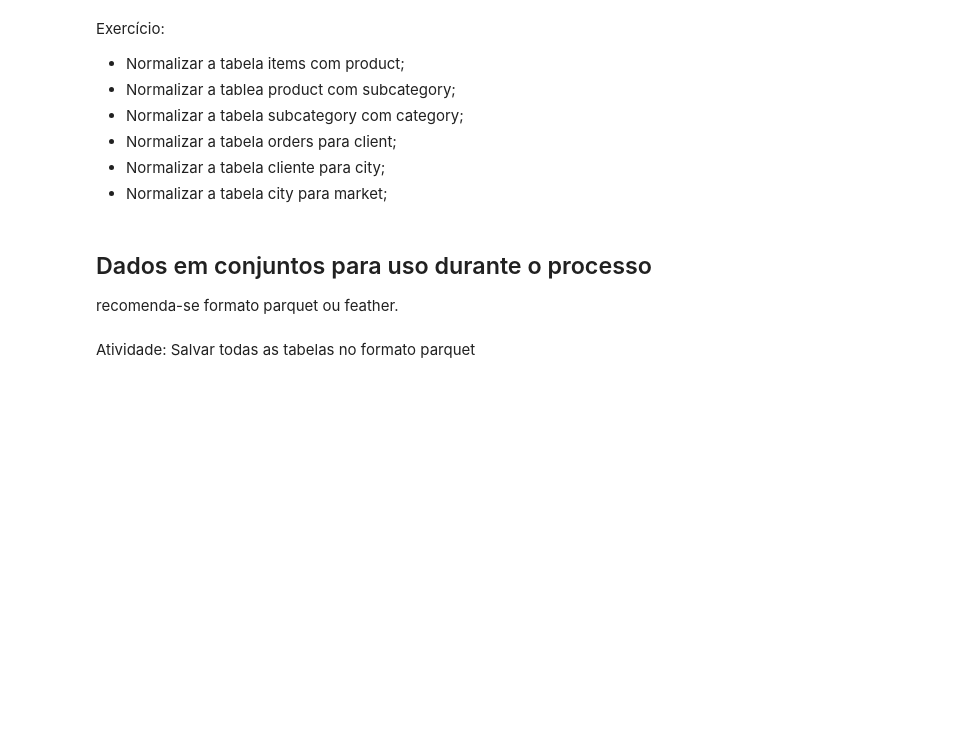
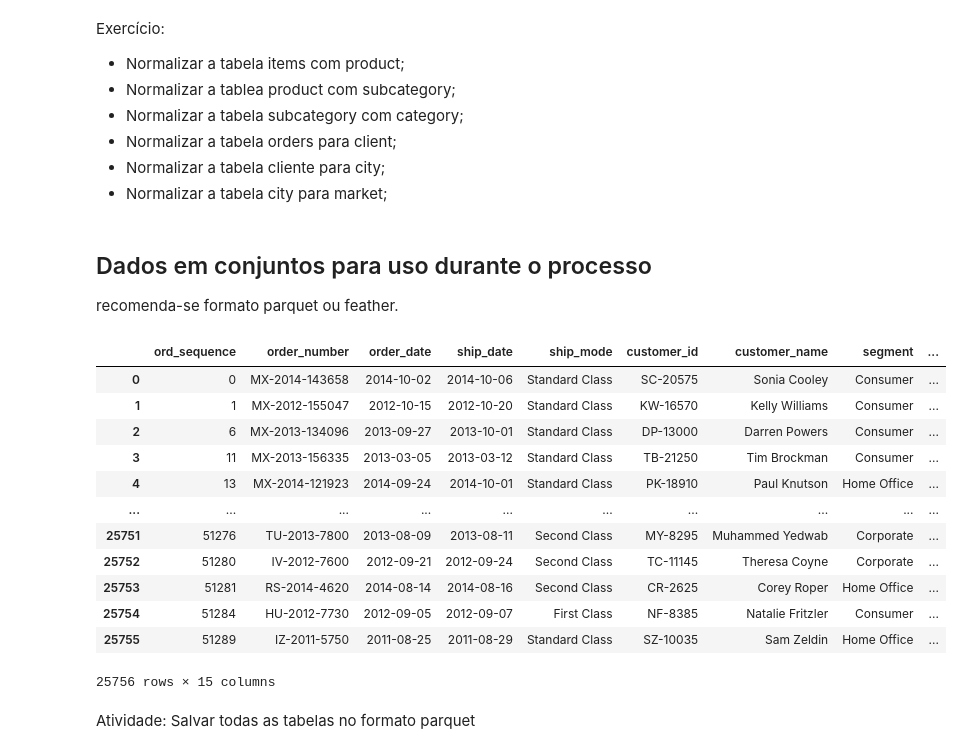
Before and after one commit to N3Knekner/pitom, a Jupyter notebook: Jovens_Talentos_Python_Aula_02_.ipynb, the cells around one changed output. Cells and saved outputs as stored; diff of their text form; code cells hidden in the pictures; blank space fills up the shorter version.

```diff
--- a/Jovens_Talentos_Python_Aula_02_.ipynb
+++ b/Jovens_Talentos_Python_Aula_02_.ipynb
@@ -163,8 +253,22 @@ recomenda-se formato parquet ou feather.
 # %%
 orders.to_parquet('orders.parquet')
 # %%
-orders.read_parquet('orders.parquet')
+orders = pd.read_parquet('orders.parquet')
 orders
+# %% [output]
+|  | ord_sequence | order_number | order_date | ship_date | ship_mode | customer_id | customer_name | segment | ... |
+| 0 | 0 | MX-2014-143658 | 2014-10-02 | 2014-10-06 | Standard Class | SC-20575 | Sonia Cooley | Consumer | ... |
+| 1 | 1 | MX-2012-155047 | 2012-10-15 | 2012-10-20 | Standard Class | KW-16570 | Kelly Williams | Consumer | ... |
+| 2 | 6 | MX-2013-134096 | 2013-09-27 | 2013-10-01 | Standard Class | DP-13000 | Darren Powers | Consumer | ... |
+| 3 | 11 | MX-2013-156335 | 2013-03-05 | 2013-03-12 | Standard Class | TB-21250 | Tim Brockman | Consumer | ... |
+| 4 | 13 | MX-2014-121923 | 2014-09-24 | 2014-10-01 | Standard Class | PK-18910 | Paul Knutson | Home Office | ... |
+| ... | ... | ... | ... | ... | ... | ... | ... | ... | ... |
+| 25751 | 51276 | TU-2013-7800 | 2013-08-09 | 2013-08-11 | Second Class | MY-8295 | Muhammed Yedwab | Corporate | ... |
+| 25752 | 51280 | IV-2012-7600 | 2012-09-21 | 2012-09-24 | Second Class | TC-11145 | Theresa Coyne | Corporate | ... |
+| 25753 | 51281 | RS-2014-4620 | 2014-08-14 | 2014-08-16 | Second Class | CR-2625 | Corey Roper | Home Office | ... |
+| 25754 | 51284 | HU-2012-7730 | 2012-09-05 | 2012-09-07 | First Class | NF-8385 | Natalie Fritzler | Consumer | ... |
+| 25755 | 51289 | IZ-2011-5750 | 2011-08-25 | 2011-08-29 | Standard Class | SZ-10035 | Sam Zeldin | Home Office | ... |
+25756 rows × 15 columns
 # %% [markdown]
 Atividade: Salvar todas as tabelas no formato parquet
 # %% [markdown]
```
Also changed, not shown: parts of 8 cells of this notebook, 3 other files.
